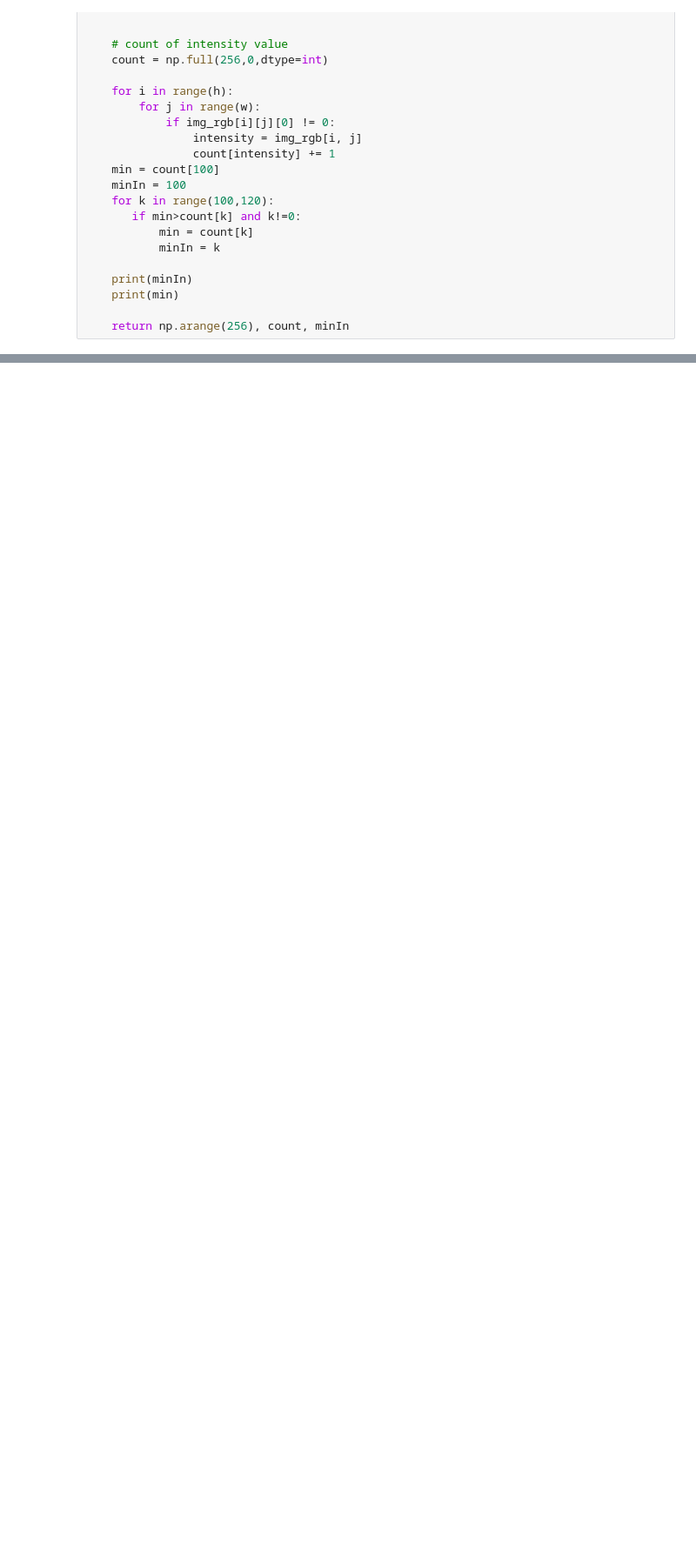
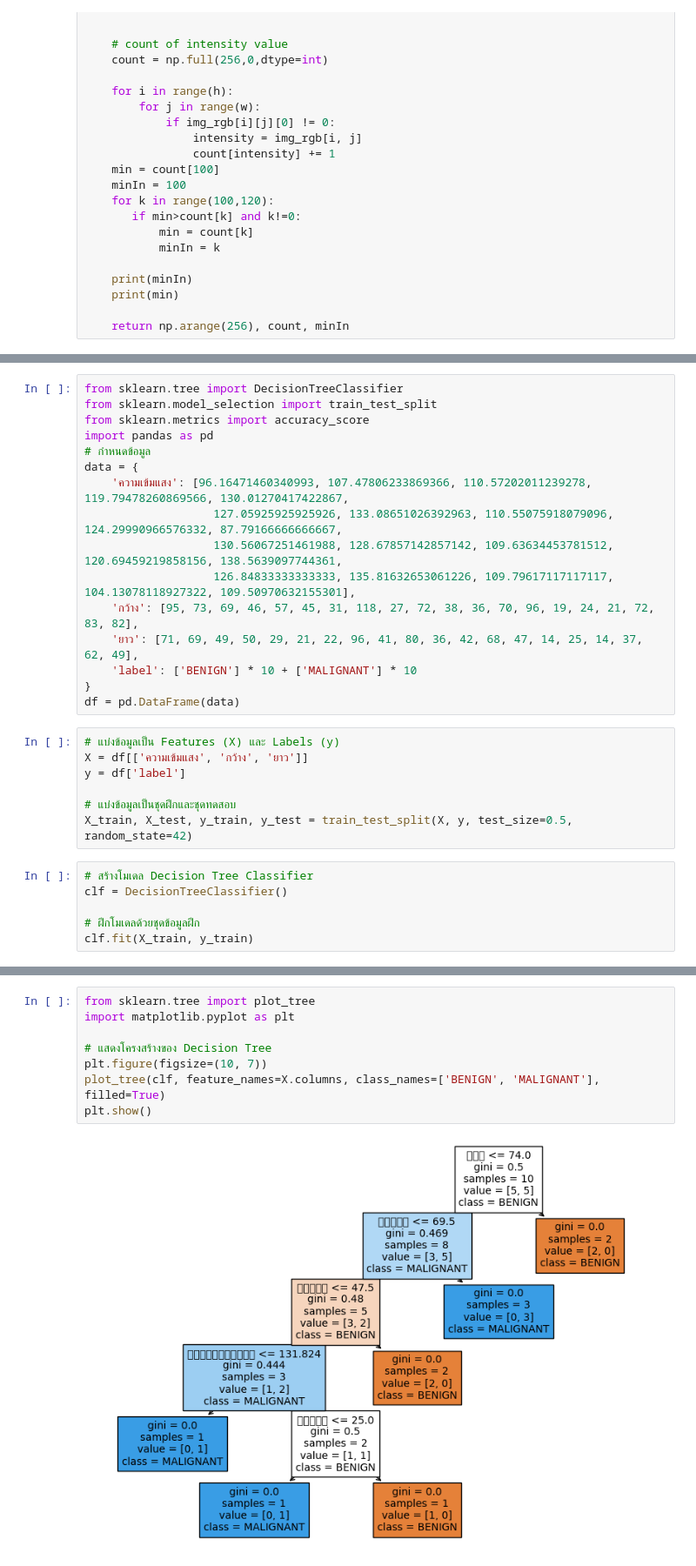
Before and after one commit to iristap/project_DIP, a Jupyter notebook: project_DIP.ipynb, the cells around one changed output, grey strips where cells are left out. Shown at 87% size. Drawn from its saved outputs; the diff is of its cells as text; blank space fills up the shorter version.

```diff
--- a/project_DIP.ipynb
+++ b/project_DIP.ipynb
@@ -323,0 +340,29 @@ MALIGNANT
+# %%
+from sklearn.tree import DecisionTreeClassifier
+from sklearn.model_selection import train_test_split
+from sklearn.metrics import accuracy_score
+import pandas as pd
+# กำหนดข้อมูล
+data = {
+    'ความเข้มแสง': [96.16471460340993, 107.47806233869366, 110.57202011239278, 119.79478260869566, 130.01270417422867,
+                   127.05925925925926, 133.08651026392963, 110.55075918079096, 124.29990966576332, 87.79166666666667,
+                   130.56067251461988, 128.67857142857142, 109.63634453781512, 120.69459219858156, 138.5639097744361,
+                   126.84833333333333, 135.81632653061226, 109.79617117117117, 104.13078118927322, 109.50970632155301],
+    'กว้าง': [95, 73, 69, 46, 57, 45, 31, 118, 27, 72, 38, 36, 70, 96, 19, 24, 21, 72, 83, 82],
+    'ยาว': [71, 69, 49, 50, 29, 21, 22, 96, 41, 80, 36, 42, 68, 47, 14, 25, 14, 37, 62, 49],
+    'label': ['BENIGN'] * 10 + ['MALIGNANT'] * 10
+}
+df = pd.DataFrame(data)
+# %%
+# แบ่งข้อมูลเป็น Features (X) และ Labels (y)
+X = df[['ความเข้มแสง', 'กว้าง', 'ยาว']]
+y = df['label']
+
+# แบ่งข้อมูลเป็นชุดฝึกและชุดทดสอบ
+X_train, X_test, y_train, y_test = train_test_split(X, y, test_size=0.5, random_state=42)
+# %%
+# สร้างโมเดล Decision Tree Classifier
+clf = DecisionTreeClassifier()
+
+# ฝึกโมเดลด้วยชุดข้อมูลฝึก
+clf.fit(X_train, y_train)
@@ -323,0 +380,10 @@ MALIGNANT
+# %%
+from sklearn.tree import plot_tree
+import matplotlib.pyplot as plt
+
+# แสดงโครงสร้างของ Decision Tree
+plt.figure(figsize=(10, 7))
+plot_tree(clf, feature_names=X.columns, class_names=['BENIGN', 'MALIGNANT'], filled=True)
+plt.show()
+# %% [output]
+[figure, added]
```
Also changed, not shown: parts of 10 cells of this notebook.
